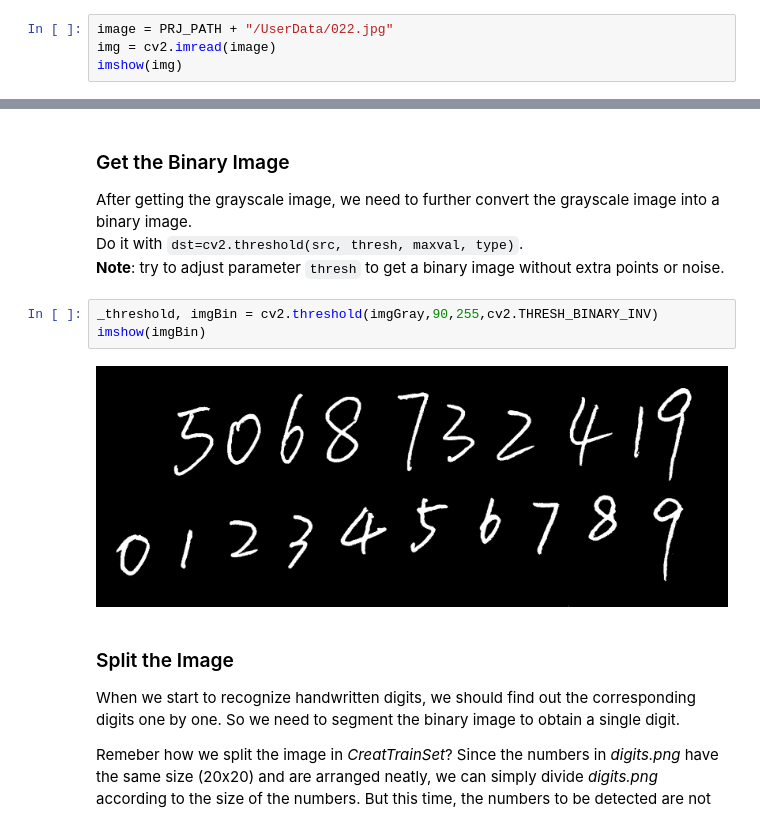
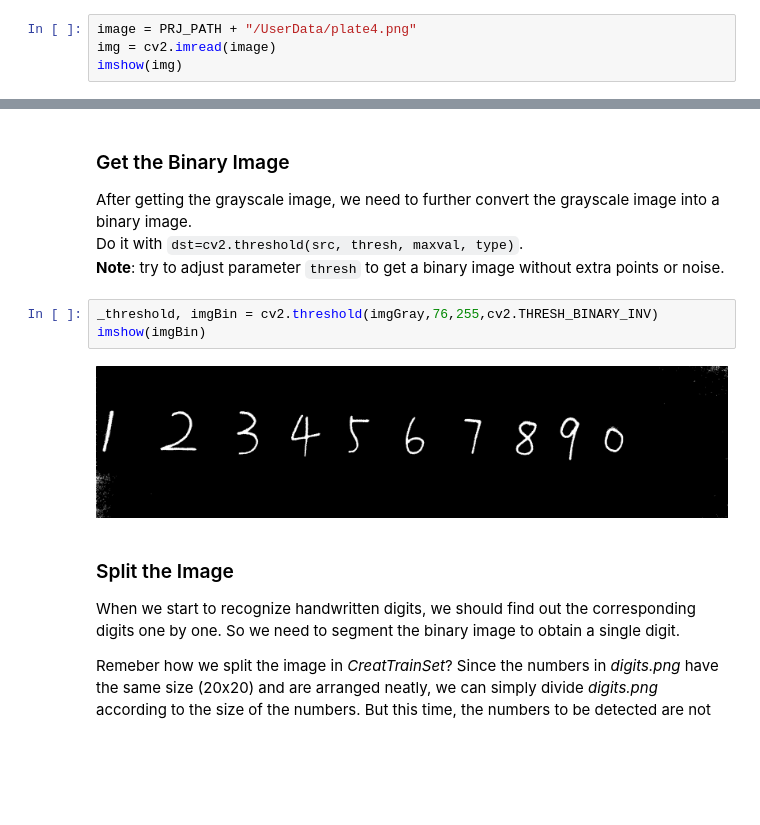
Before and after one commit to zivmax/SI_100B_Project, a Jupyter notebook: ProjectExercise/NumDect_ProcessRealImage.ipynb, the cells around one changed output, grey strips where cells are left out. Drawn from its saved outputs; the diff is of its cells as text; blank space fills up the shorter version.

```diff
--- a/ProjectExercise/NumDect_ProcessRealImage.ipynb
+++ b/ProjectExercise/NumDect_ProcessRealImage.ipynb
@@ -65,7 +62,7 @@ Before we start digits recognition, we need to do some preprocessing on the imag
 <br>
 - In late stage, we will use the camera to take pictures. In this stage, you first need to build the camera control circuit on the breadboard. Then finish the function of taking pictures in `take_photo()` of *my_function*.
 # %%
-image = PRJ_PATH + "/UserData/022.jpg"
+image = PRJ_PATH + "/UserData/plate4.png"
 img = cv2.imread(image)
 imshow(img)
 # %% [output]
@@ -88,10 +85,10 @@ Do it with `dst=cv2.threshold(src, thresh, maxval, type)`.
 <br>
 **Note**: try to adjust parameter `thresh` to get a binary image without extra points or noise.
 # %%
-_threshold, imgBin = cv2.threshold(imgGray,90,255,cv2.THRESH_BINARY_INV)
+_threshold, imgBin = cv2.threshold(imgGray,76,255,cv2.THRESH_BINARY_INV)
 imshow(imgBin)
 # %% [output]
-[figure, old version]
+[figure, new version]
 # %% [markdown]
 ### Split the Image
 
```
Also changed, not shown: parts of 5 cells of this notebook, 26 other files.
